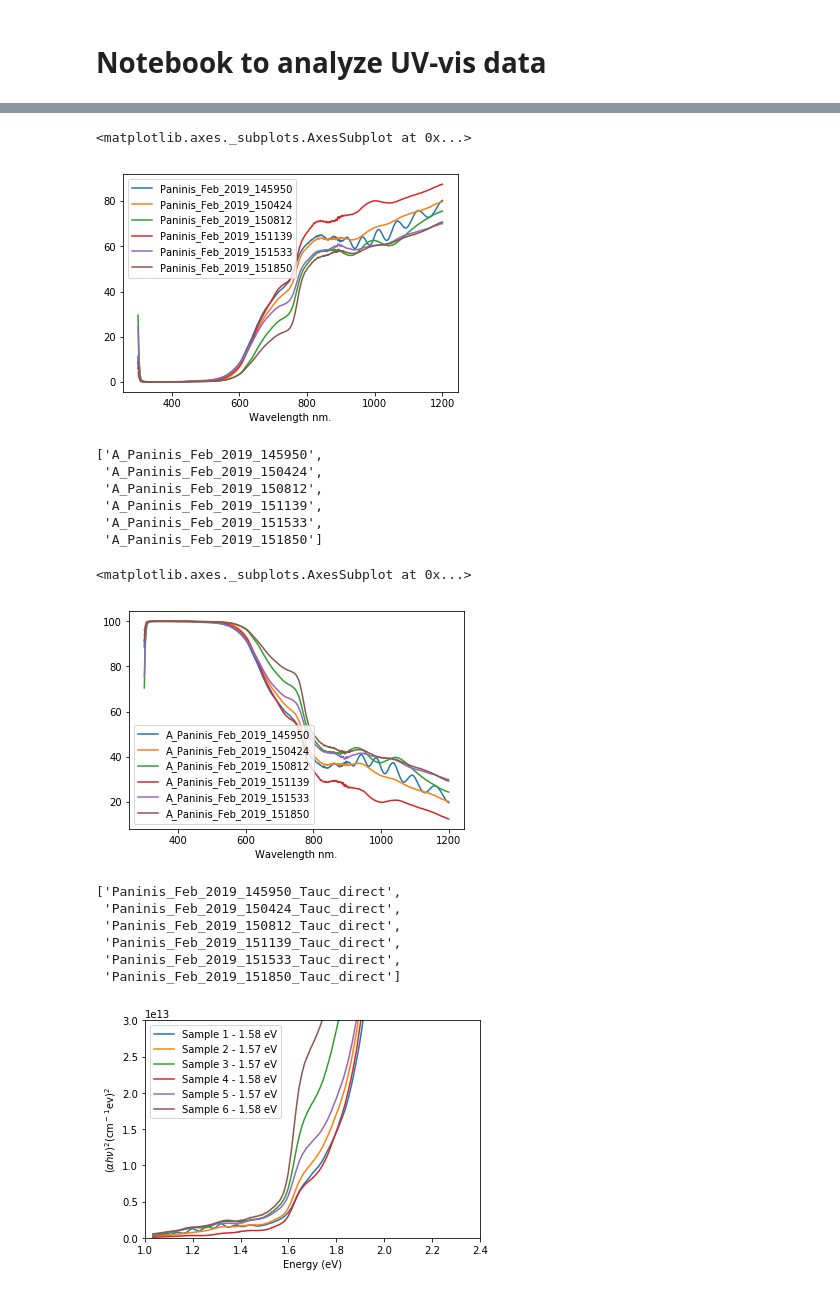
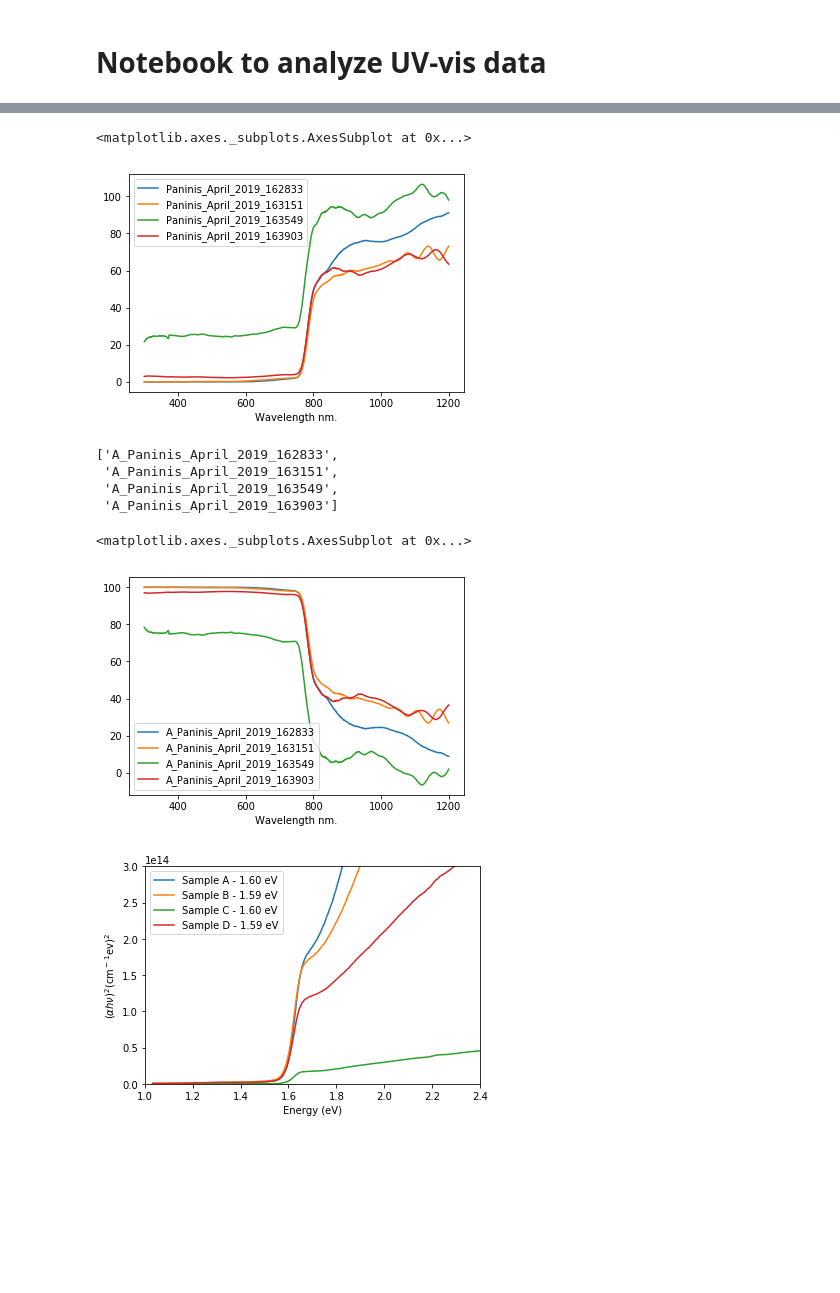
Before and after one commit to orlando-trejo/Dasgroupta, a Jupyter notebook: UV-vis-2.ipynb, the cells around one changed output, grey strips where cells are left out. Saved outputs shown, nothing was run; the diff lists cells and outputs as text; code cells hidden in the pictures; blank space fills up the shorter version.

```diff
--- a/UV-vis-2.ipynb
+++ b/UV-vis-2.ipynb
@@ -9,7 +9,7 @@ import matplotlib.pyplot as plt
 import os
 # %%
 # Import data
-data = pd.read_excel('./UV_Vis/Paninis_Feb_2019.xlsx', sheet_name='Sheet2')
+data = pd.read_excel('./UV_Vis/Paninis_April_2019.xlsx', sheet_name='Sheet1')
 columns = data.columns
 data["Energy"] = (4.135667516E-15)*(299792458)/(data[columns[0]]*1E-9)
 columns = data.columns
@@ -24,11 +24,11 @@ data.head()
 # %%
 list(columns)[1:7]
-sub_columns = list(columns)[1:7]
+sub_columns = list(columns)[1:5]
 # %%
 data.plot(x=columns[0], y=sub_columns)
 # %% [output]
 <matplotlib.axes._subplots.AxesSubplot at 0x...>
-[figure, old version]
+[figure, new version]
 # %%
 for column in sub_columns:
     name = 'A_' + column
@@ -39,17 +39,15 @@ list(columns)[8:14]
 a_columns = list(columns)[(len(sub_columns)+2):(len(sub_columns)*2+2)]
 a_columns
 # %% [output]
-['A_Paninis_Feb_2019_145950',
- 'A_Paninis_Feb_2019_150424',
- 'A_Paninis_Feb_2019_150812',
- 'A_Paninis_Feb_2019_151139',
- 'A_Paninis_Feb_2019_151533',
- 'A_Paninis_Feb_2019_151850']
+['A_Paninis_April_2019_162833',
+ 'A_Paninis_April_2019_163151',
+ 'A_Paninis_April_2019_163549',
+ 'A_Paninis_April_2019_163903']
 # %%
 data.plot(x=columns[0], y=a_columns)
 # %% [output]
 <matplotlib.axes._subplots.AxesSubplot at 0x...>
-[figure, old version]
+[figure, new version]
 # %%
 for column in sub_columns:
     absorbance = 100 - data[column]
@@ -60,26 +58,19 @@ for column in sub_columns:
 columns = data.columns
 # %%
 t_columns = list(columns)[(len(sub_columns)*2+2):(len(sub_columns)*3+2)]
-# %% [output]
-['Paninis_Feb_2019_145950_Tauc_direct',
- 'Paninis_Feb_2019_150424_Tauc_direct',
- 'Paninis_Feb_2019_150812_Tauc_direct',
- 'Paninis_Feb_2019_151139_Tauc_direct',
- 'Paninis_Feb_2019_151533_Tauc_direct',
- 'Paninis_Feb_2019_151850_Tauc_direct']
 # %%
 data.plot(x='Energy', y=t_columns)
 #data.plot(x='Energy', y=[columns[14], columns[15],
  #                       columns[16], columns[17]])
 plt.xlim(1, 2.4)
-plt.ylim(0, 0.03E15)
+plt.ylim(0, 0.3E15)
 plt.xlabel('Energy (eV)')
 plt.ylabel(r'($\alpha h \nu$)$^2$(cm$^-$$^1$ev)$^2$')
-plt.legend(['Sample 1 - 1.58 eV', 'Sample 2 - 1.57 eV', 'Sample 3 - 1.57 eV',
-            'Sample 4 - 1.58 eV', 'Sample 5 - 1.57 eV', 'Sample 6 - 1.58 eV'])
-plt.savefig('tauc_plots_paninis.png', dpi=300)
+plt.legend(['Sample A - 1.60 eV', 'Sample B - 1.59 eV', 'Sample C - 1.60 eV',
+            'Sample D - 1.59 eV', 'Sample 5 - 1.57 eV', 'Sample 6 - 1.58 eV'])
+plt.savefig('tauc_plots_paninis_apr2019.png', dpi=300)
 # %% [output]
-[figure, old version]
+[figure, new version]
 # %%
 sub_data = data[data.Energy < 1.7]
 
```
Also changed, not shown: parts of 2 cells of this notebook, 12 other files.
